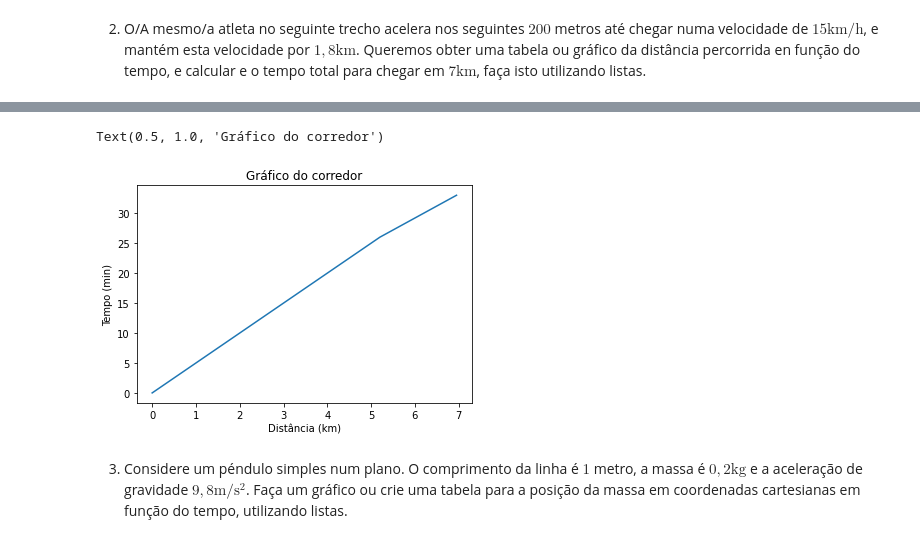
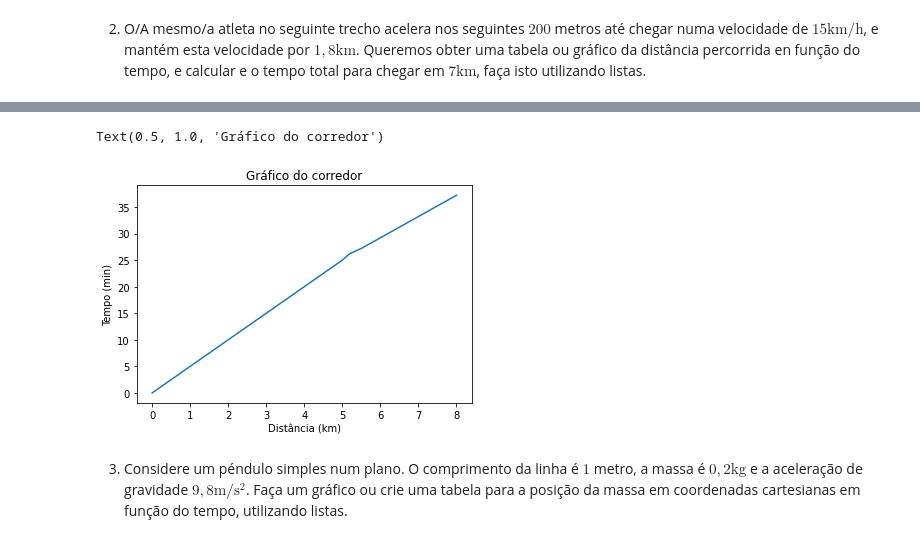
Before and after one commit to NubiaMonteiro/Python, a Jupyter notebook: Exercícios/Exercícios_aula8.ipynb, the cells around one changed output, grey strips where cells are left out. Saved outputs shown, nothing was run; the diff lists cells and outputs as text; code cells hidden in the pictures.

```diff
--- a/Exercícios/Exercícios_aula8.ipynb
+++ b/Exercícios/Exercícios_aula8.ipynb
@@ -96,0 +68,32 @@ print(lista_tempo)
+# %%
+#Segundo momento
+a = (0.25**2 - 0.2**2)/0.4
+print('aceleração: ', a)
+t = (0.25 - 0.2)/a # o corredor demora 0.88 aproximadamente 1.22 minuto percorrendo 200 metros para chegar a 15 km/h
+print('tempo: ', t)
+s = 5.2
+t1 = 26.2222222222
+
+print(lista)
+print(lista_tempo)
+list(range(1, 12, 1))
+#terceiro momento
+
+lista2 = []
+v_min2 = 15/60 #Velocidade em km por minutos
+lista_tempo2 = [1.2222222222, 2.2222222222, 3.2222222222, 4.2222222222, 5.2222222222, 6.2222222222, 7.2222222222, 8.2222222222, 9.2222222222, 10.2222222222, 11.2222222222]
+lista_tempo3 = [27.2222222222, 28.2222222222, 29.2222222222, 30.2222222222, 31.2222222222, 32.2222222222, 33.2222222222, 34.2222222222, 35.2222222222, 36.2222222222, 37.2222222222]
+for t2 in lista_tempo2: #Ele demora 7.2 minutos para percorrer 1,8 km
+  x2 = v_min2*t2
+  lista2.append(x2+5.2)
+
+print(lista2)
+print(lista_tempo3)
+
+#Juntando as duas listas
+
+lista_final = lista + lista2
+lista_tempo_final = lista_tempo + lista_tempo3
+
+print(lista_final)
+print(lista_tempo_final)
@@ -97,13 +109,13 @@ print(lista_tempo)
 # %%
 import matplotlib.pyplot as plt
 
-plt.plot(lista, lista_tempo)
+plt.plot(lista_final, lista_tempo_final)
 plt.ylabel("Tempo (min)")
 plt.xlabel("Distância (km)")
 plt.title("Gráfico do corredor")
 # %% [output]
 Text(0.5, 1.0, 'Gráfico do corredor')
-[figure, old version]
+[figure, new version]
 # %% [markdown]
 3. Considere um péndulo simples num plano. O comprimento da linha é $1$ metro, a massa é $0,2 \mathrm{kg}$ e a aceleração de gravidade $9,8 \mathrm{m}/\mathrm{s}^2$. Faça um gráfico ou crie uma tabela para a posição da massa em coordenadas cartesianas em função do tempo, utilizando listas.
 # %%
```
Also changed, not shown: parts of 4 cells of this notebook.
